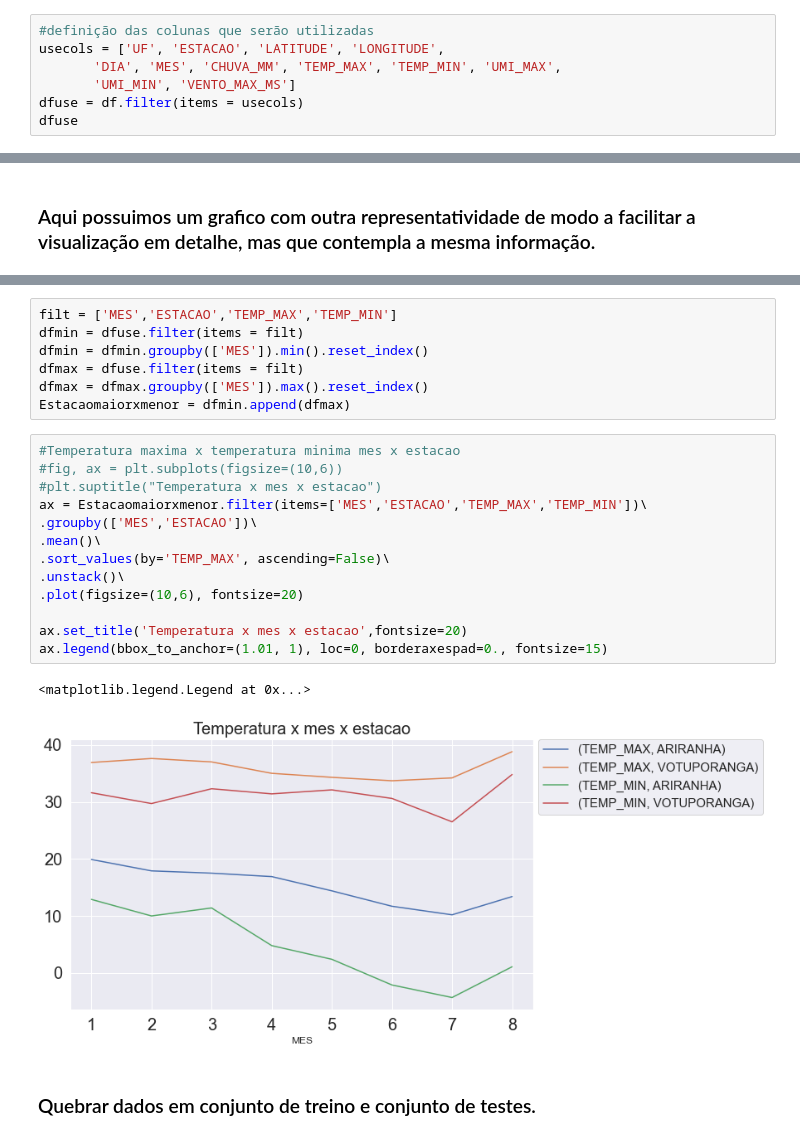
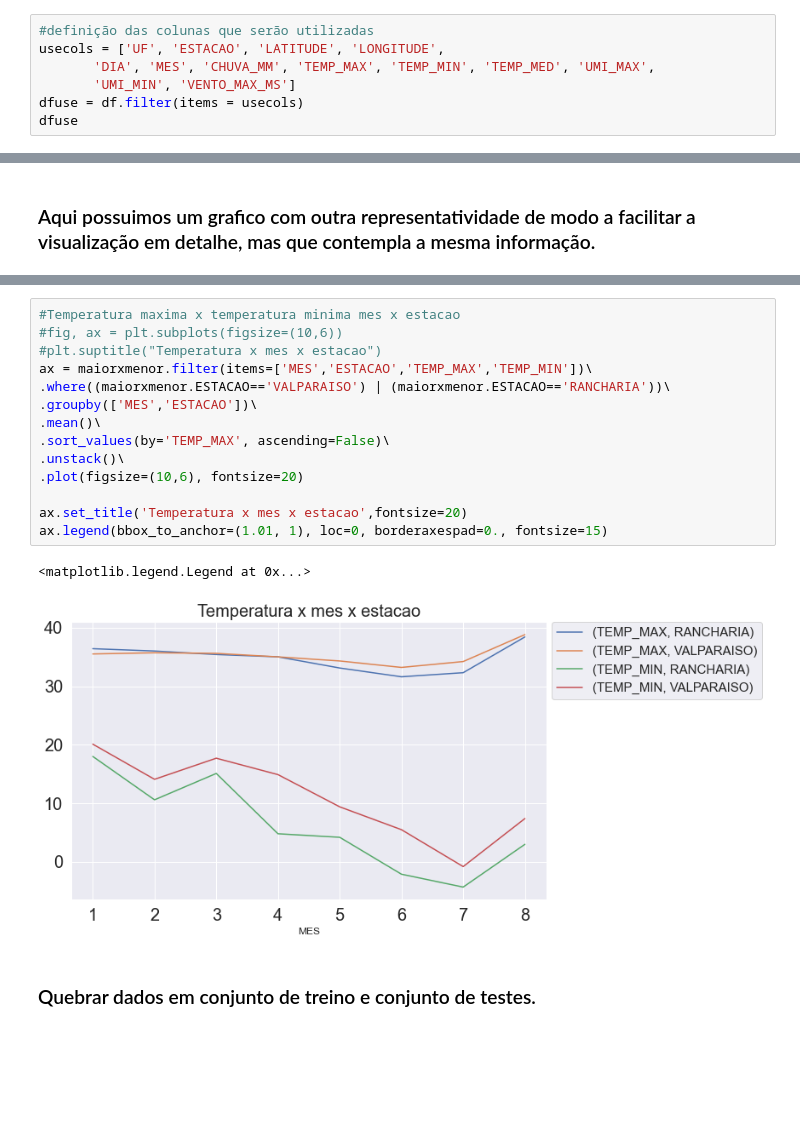
Before and after one commit to LIMASANTOSVINICIUS/Analise_Dados_Climaticos, a Jupyter notebook: Python/PrimeiroCodigo.ipynb, the cells around one changed output, grey strips where cells are left out. Cells and saved outputs as stored; diff of their text form; blank space fills up the shorter version.

```diff
--- a/Python/PrimeiroCodigo.ipynb
+++ b/Python/PrimeiroCodigo.ipynb
@@ -55,7 +55,7 @@ array(['UF', 'ESTACAO', 'LATITUDE', 'LONGITUDE', 'ALTITUDE', 'DATA',
 # %%
 #definição das colunas que serão utilizadas
 usecols = ['UF', 'ESTACAO', 'LATITUDE', 'LONGITUDE',
-       'DIA', 'MES', 'CHUVA_MM', 'TEMP_MAX', 'TEMP_MIN', 'UMI_MAX',
+       'DIA', 'MES', 'CHUVA_MM', 'TEMP_MAX', 'TEMP_MIN', 'TEMP_MED', 'UMI_MAX',
        'UMI_MIN', 'VENTO_MAX_MS']
 dfuse = df.filter(items = usecols)
 dfuse
@@ -237,26 +239,20 @@ Text(0.5, 1.0, 'Escala de temperatura minima no periodo')
-# %%
-filt = ['MES','ESTACAO','TEMP_MAX','TEMP_MIN']
-dfmin = dfuse.filter(items = filt)
-dfmin = dfmin.groupby(['MES']).min().reset_index()
-dfmax = dfuse.filter(items = filt)
-dfmax = dfmax.groupby(['MES']).max().reset_index()
-Estacaomaiorxmenor = dfmin.append(dfmax)
 # %%
 #Temperatura maxima x temperatura minima mes x estacao
 #fig, ax = plt.subplots(figsize=(10,6))
 #plt.suptitle("Temperatura x mes x estacao")
-ax = Estacaomaiorxmenor.filter(items=['MES','ESTACAO','TEMP_MAX','TEMP_MIN'])\
+ax = maiorxmenor.filter(items=['MES','ESTACAO','TEMP_MAX','TEMP_MIN'])\
+.where((maiorxmenor.ESTACAO=='VALPARAISO') | (maiorxmenor.ESTACAO=='RANCHARIA'))\
 .groupby(['MES','ESTACAO'])\
 .mean()\
 .sort_values(by='TEMP_MAX', ascending=False)\
 .unstack()\
 .plot(figsize=(10,6), fontsize=20)
 
 ax.set_title('Temperatura x mes x estacao',fontsize=20)
 ax.legend(bbox_to_anchor=(1.01, 1), loc=0, borderaxespad=0., fontsize=15)
 # %% [output]
 <matplotlib.legend.Legend at 0x...>
-[figure, old version]
+[figure, new version]
 # %% [markdown]
 ### Quebrar dados em conjunto de treino e conjunto de testes.
 # %%
```
Also changed, not shown: parts of 7 cells of this notebook.
